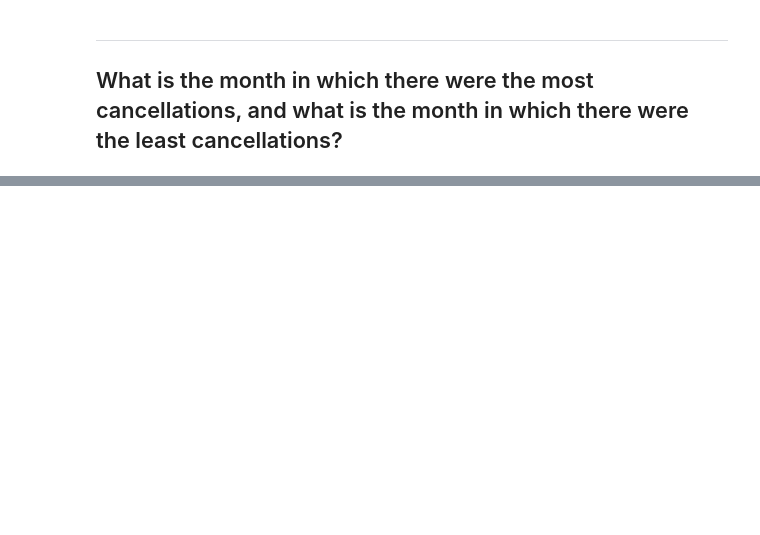
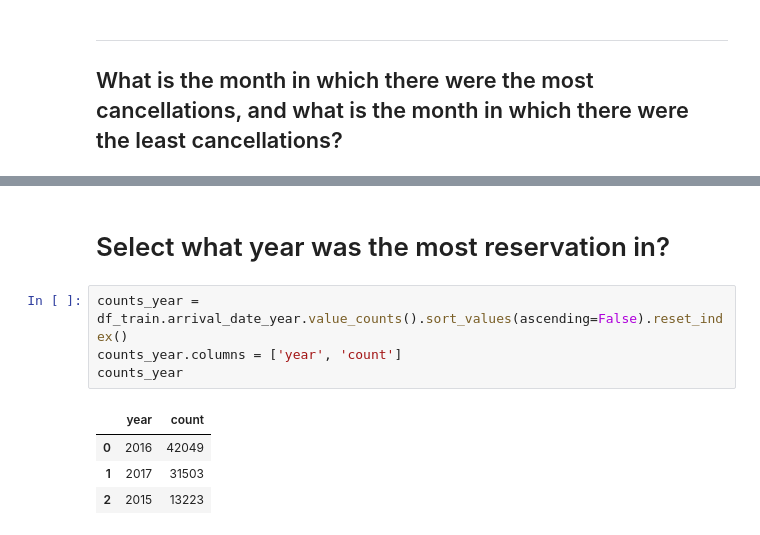
Before and after one commit to Ajwadsm/Classification-Hotel-Booking, a Jupyter notebook: Code/Classification-Hotel-Booking.ipynb, the cells around one changed output, grey strips where cells are left out. Cells and saved outputs as stored; diff of their text form; blank space fills up the shorter version.

```diff
--- a/Code/Classification-Hotel-Booking.ipynb
+++ b/Code/Classification-Hotel-Booking.ipynb
@@ -648,3 +648,14 @@ plt.title('Cancellation Rate By Months', fontsize=20, pad=30)
 plt.show()
 # %% [output]
 [drawing not drawn]
+# %% [markdown]
+# Select what year was the most reservation in?
+# %%
+counts_year = df_train.arrival_date_year.value_counts().sort_values(ascending=False).reset_index()
+counts_year.columns = ['year', 'count']
+counts_year
+# %% [output]
+|  | year | count |
+| 0 | 2016 | 42049 |
+| 1 | 2017 | 31503 |
+| 2 | 2015 | 13223 |
```
Also changed, not shown: parts of 4 cells of this notebook.
